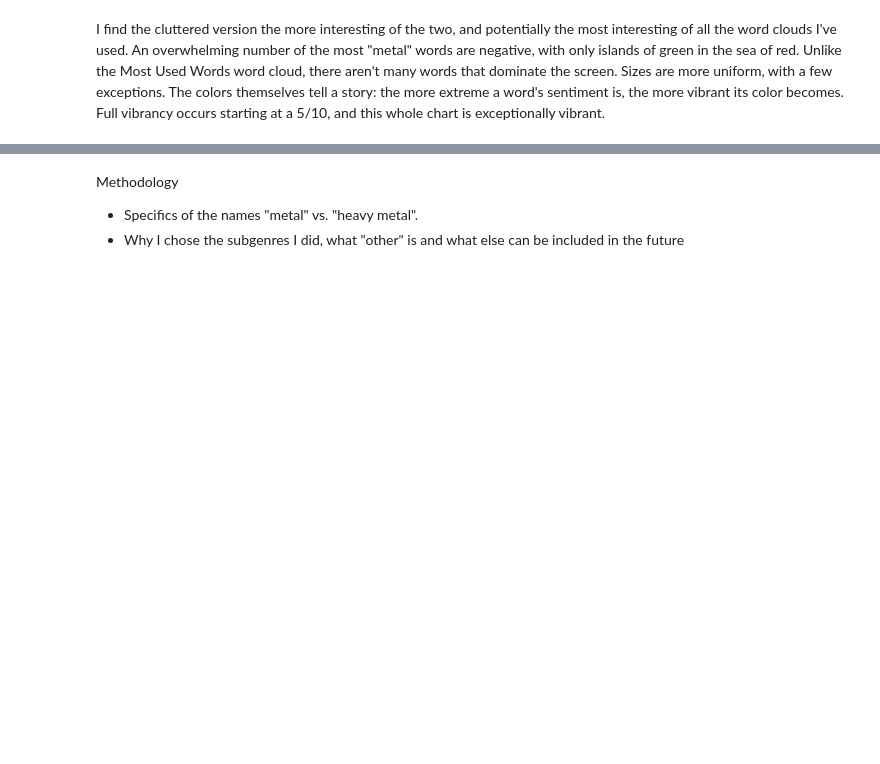
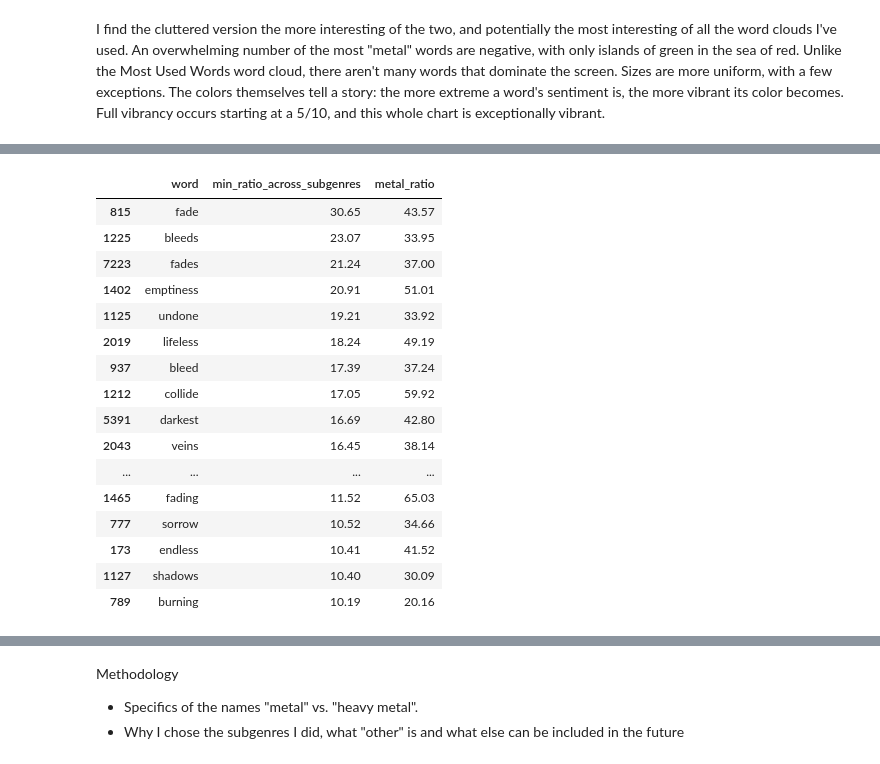
Before and after one commit to wanderson33245/The-Metal-Corpus, a Jupyter notebook: The Metal Corpus.ipynb, the cells around one changed output, grey strips where cells are left out. Cells and saved outputs as stored; diff of their text form; code cells hidden in the pictures; blank space fills up the shorter version.

```diff
--- a/The Metal Corpus.ipynb
+++ b/The Metal Corpus.ipynb
@@ -963,0 +976,42 @@ plt.show()
+# %%
+TOP_N = 20
+subgenres_no_other = [sg for sg in subgenres if sg != 'other']
+
+subgenre_totals = {sg: df_words[sg].sum() for sg in subgenres_no_other}
+df_universal = df_metal_vs_general.copy()
+
+for subgenre in subgenres_no_other:
+    freq_per_million = df_universal[subgenre] / subgenre_totals[subgenre] * 1_000_000
+    df_universal[f'{subgenre}_ratio'] = freq_per_million / df_universal['general_freq_per_million']
+
+ratio_columns = [f'{sg}_ratio' for sg in subgenres_no_other]
+
+# The floor: how "metal" is this word in its WEAKEST subgenre?
+df_universal['min_ratio_across_subgenres'] = df_universal[ratio_columns].min(axis=1)
+df_universal = df_universal[df_universal['metal_total'] >= 750]
+df_universal = df_universal.sort_values('min_ratio_across_subgenres', ascending=False)
+df_universal[['word', 'min_ratio_across_subgenres', 'metal_ratio']].head(TOP_N).style.map(
+    lambda x: 'font-weight: bold',
+    subset=['word']
+).format({
+    'min_ratio_across_subgenres': '{:.2f}',
+    'metal_ratio': '{:.2f}',
+})
+# %% [output]
+|  | word | min_ratio_across_subgenres | metal_ratio |
+| 815 | fade | 30.65 | 43.57 |
+| 1225 | bleeds | 23.07 | 33.95 |
+| 7223 | fades | 21.24 | 37.00 |
+| 1402 | emptiness | 20.91 | 51.01 |
+| 1125 | undone | 19.21 | 33.92 |
+| 2019 | lifeless | 18.24 | 49.19 |
+| 937 | bleed | 17.39 | 37.24 |
+| 1212 | collide | 17.05 | 59.92 |
+| 5391 | darkest | 16.69 | 42.80 |
+| 2043 | veins | 16.45 | 38.14 |
+| ... | ... | ... | ... |
+| 1465 | fading | 11.52 | 65.03 |
+| 777 | sorrow | 10.52 | 34.66 |
+| 173 | endless | 10.41 | 41.52 |
+| 1127 | shadows | 10.40 | 30.09 |
+| 789 | burning | 10.19 | 20.16 |
```
Also changed, not shown: parts of 14 cells of this notebook.
